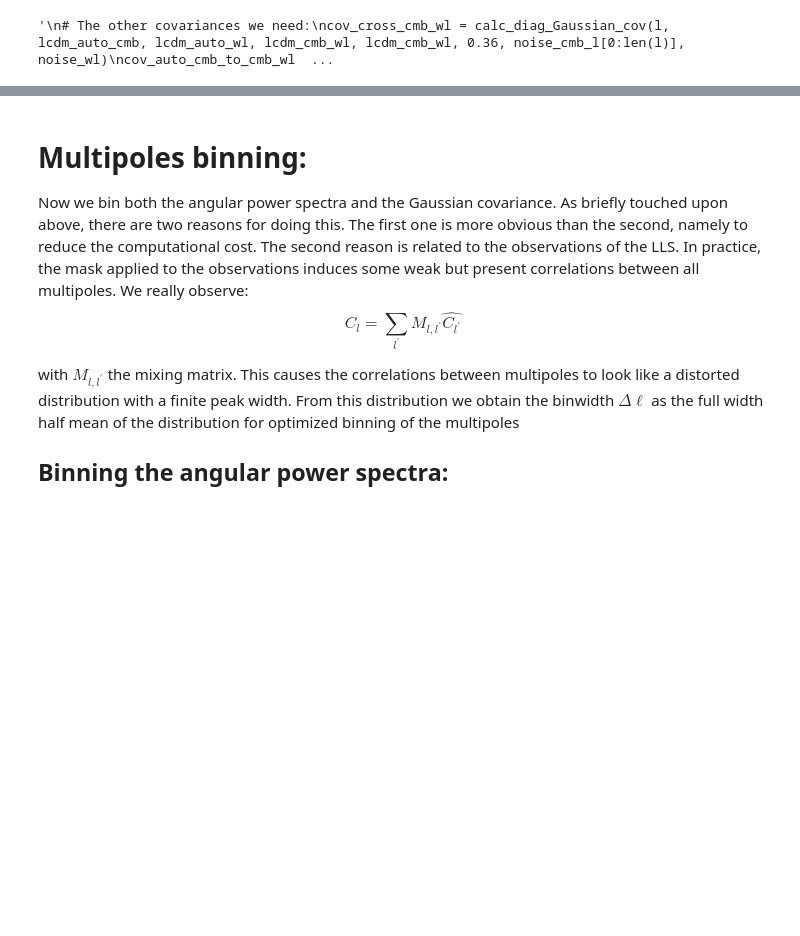
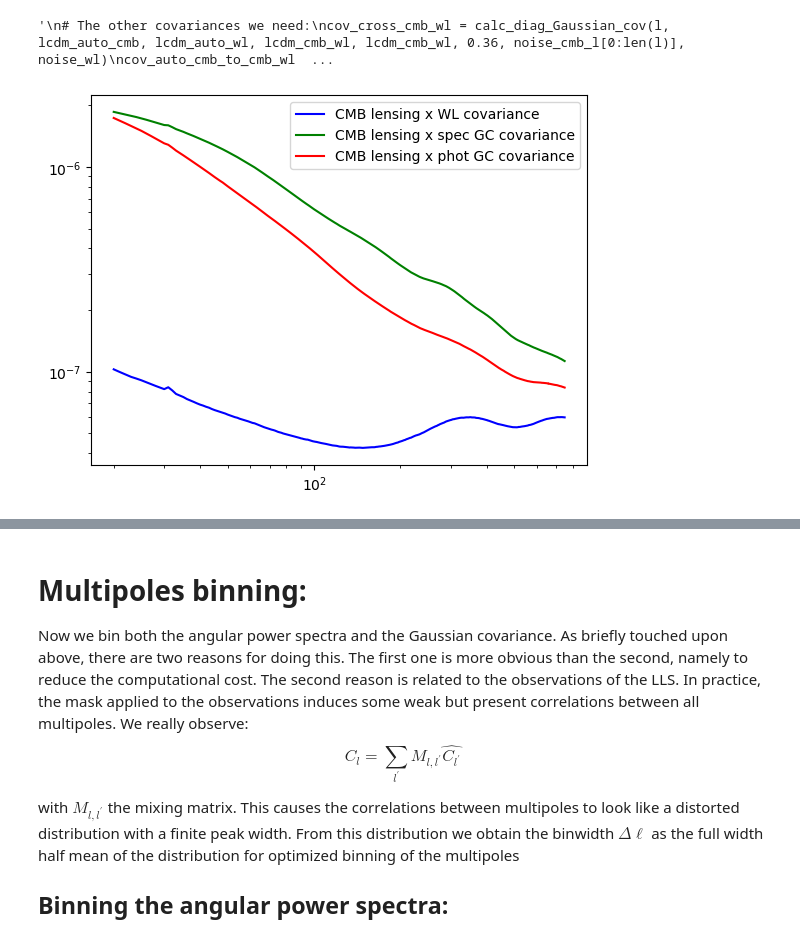
Before and after one commit to XanderHenrik/Masters-Project, a Jupyter notebook: notebooks/identifiability_test.ipynb, the cells around one changed output, grey strips where cells are left out. Drawn from its saved outputs; the diff is of its cells as text; code cells hidden in the pictures; blank space fills up the shorter version.

```diff
--- a/notebooks/identifiability_test.ipynb
+++ b/notebooks/identifiability_test.ipynb
@@ -503,10 +504,19 @@ print(type(cov_auto_cmb), type(cov_cross_cmb_wl), type(cov_auto_cmb_to_cmb_wl))
 # %%
 # Now we define the other diagonal Gaussian covariances based on angular power spectra from the LCDM cosmology:
 
 # First we define the rest of the Gaussian covariances based on the new CMB lensing cross-correlations:
 cov_auto_cmb_wl = {i: calc_diag_Gaussian_cov(l, lcdm_auto_cmb[0], lcdm_auto_wl[i], lcdm_cmb_wl[i], lcdm_cmb_wl[i], 0.36, noise_cmb_l[:len(l)], noise_wl) for i in range(len(phot_tomo_bins))}
 cov_auto_cmb_gc_sp = {i: calc_diag_Gaussian_cov(l, lcdm_auto_cmb[0], lcdm_auto_gc_sp[i], lcdm_cmb_gc_sp[i], lcdm_cmb_gc_sp[i], 0.36, noise_cmb_l[:len(l)], noise_gc) for i in range(len(spec_tomo_bins))}
 cov_auto_cmb_gc_ph = {i: calc_diag_Gaussian_cov(l, lcdm_auto_cmb[0], lcdm_auto_gc_ph[i], lcdm_cmb_gc_ph[i], lcdm_cmb_gc_ph[i], 0.36, noise_cmb_l[:len(l)], noise_gc) for i in range(len(phot_tomo_bins))}
+
+
+plt.loglog(l, np.sqrt(cov_auto_cmb_wl[0]), label='CMB lensing x WL covariance', color='blue')
+plt.loglog(l, np.sqrt(cov_auto_cmb_gc_sp[0]), label='CMB lensing x spec GC covariance', color='green')
+plt.loglog(l, np.sqrt(cov_auto_cmb_gc_ph[0]), label='CMB lensing x phot GC covariance', color='red')
+plt.legend()
+plt.show()
+# %% [output]
+[figure, added]
 # %%
 # Next up, we define the Gaussian covariances that contribute to the 6x2pt analysis:
 cov_auto_wl = {i: calc_diag_Gaussian_cov(l, lcdm_auto_wl[i], lcdm_auto_wl[i], lcdm_auto_wl[i], lcdm_auto_wl[i], 0.36, noise_wl) for i in range(len(phot_tomo_bins))}
```
Also changed, not shown: parts of 7 cells of this notebook, 1 other file.
